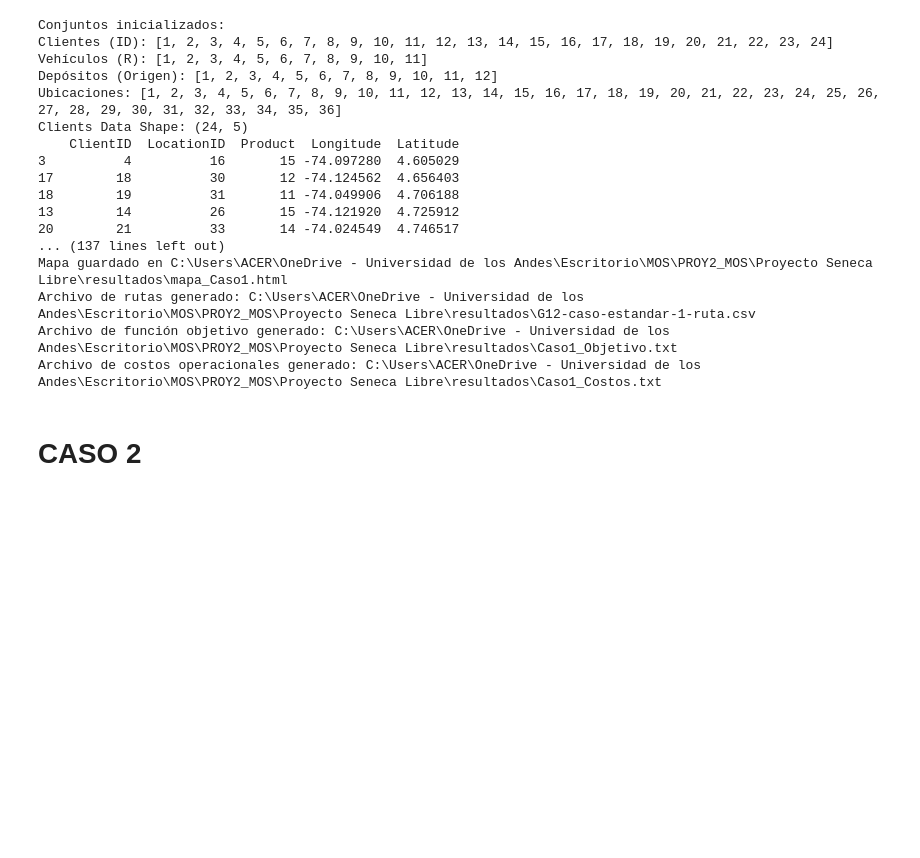
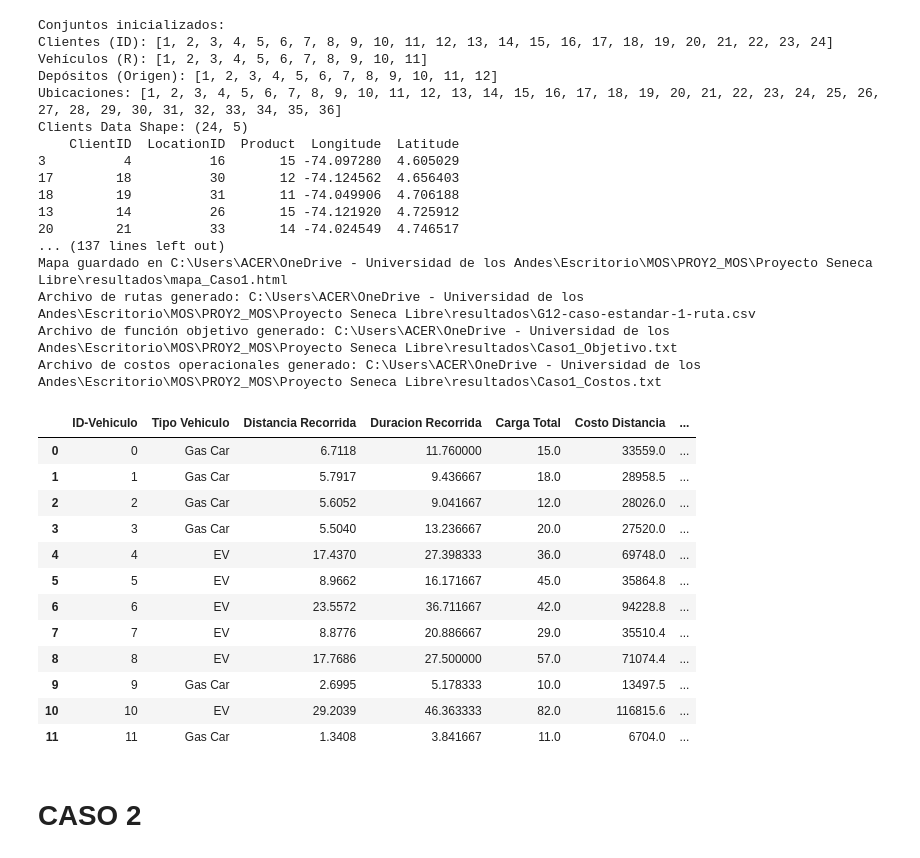
Before and after one commit to Pipeperez1305/PROY2_MOS, a Jupyter notebook: ENTREGA2_PROYECTO_MOS_af.perezm1-jl.rangel/Proyecto2_MOS_Class.ipynb, the cells around one changed output. Cells and saved outputs as stored; diff of their text form; code cells hidden in the pictures; blank space fills up the shorter version.

```diff
--- a/ENTREGA2_PROYECTO_MOS_af.perezm1-jl.rangel/Proyecto2_MOS_Class.ipynb
+++ b/ENTREGA2_PROYECTO_MOS_af.perezm1-jl.rangel/Proyecto2_MOS_Class.ipynb
@@ -618,6 +619,41 @@ Mapa guardado en C:\Users\ACER\OneDrive - Universidad de los Andes\Escritorio\MO
 Archivo de rutas generado: C:\Users\ACER\OneDrive - Universidad de los Andes\Escritorio\MOS\PROY2_MOS\Proyecto Seneca Libre\resultados\G12-caso-estandar-1-ruta.csv
 Archivo de función objetivo generado: C:\Users\ACER\OneDrive - Universidad de los Andes\Escritorio\MOS\PROY2_MOS\Proyecto Seneca Libre\resultados\Caso1_Objetivo.txt
 Archivo de costos operacionales generado: C:\Users\ACER\OneDrive - Universidad de los Andes\Escritorio\MOS\PROY2_MOS\Proyecto Seneca Libre\resultados\Caso1_Costos.txt
+# %%
+#INFORMACION ADICIONAL: Generar dataframe con el reporte de costos para cada vehículo
+costos=[]
+
+for v in vrp_case_1.model.V:
+    tipo_v=vrp_case_1.vehicles_info.loc[v, "VehicleType"]
+    distancia_recorrida = sum( vrp_case_1.model.distances[i, j] * pyo.value(vrp_case_1.model.x[i, j, v]) for i in vrp_case_1.model.N for j in vrp_case_1.model.N if i != j)
+    duracion_recorrida = sum( vrp_case_1.model.durations[i, j] * pyo.value(vrp_case_1.model.x[i, j, v]) for i in vrp_case_1.model.N for j in vrp_case_1.model.N if i != j)
+    carga_total = sum(vrp_case_1.model.demand[i] * pyo.value(vrp_case_1.model.x[i, j, v]) for i in vrp_case_1.model.C for j in vrp_case_1.model.N if i != j)
+    costo_distancia = sum( vrp_case_1.model.cost_per_km[v] * vrp_case_1.model.distances[i, j] * pyo.value(vrp_case_1.model.x[i, j, v]) for i in vrp_case_1.model.N for j in vrp_case_1.model.N if i != j)
+    costo_duracion = sum( vrp_case_1.model.cost_per_min[v] * vrp_case_1.model.durations[i, j] * pyo.value(vrp_case_1.model.x[i, j, v]) for i in vrp_case_1.model.N for j in vrp_case_1.model.N if i != j)
+    costo_mantenimiento = vrp_case_1.model.maintenance_cost[v] * pyo.value(vrp_case_1.model.v_use[v])
+    costo_carga = sum(vrp_case_1.model.cost_per_load * vrp_case_1.model.demand[i] * pyo.value(vrp_case_1.model.x[i, j, v]) for i in vrp_case_1.model.C for j in vrp_case_1.model.N if i != j)
+    costo_fuel = sum(vrp_case_1.model.cost_per_combustible[v] * vrp_case_1.model.distances[i, j] * pyo.value(vrp_case_1.model.x[i, j, v]) * (1 / vrp_case_1.vehicles_info.loc[v, "Gas Efficiency [km/gal]"]) for i in vrp_case_1.model.N for j in vrp_case_1.model.N if i != j and vrp_case_1.vehicles_info.loc[v, "Gas Efficiency [km/gal]"] != 0)
+    costo_recharge = sum(vrp_case_1.model.cost_per_min[v] * (vrp_case_1.model.distances[i, j] * pyo.value(vrp_case_1.model.x[i, j, v]) * (1 / vrp_case_1.vehicles_info.loc[v, "Gas Efficiency [km/gal]"])) * (1 / vrp_case_1.vehicles_info.loc[v, "Recharge/Fuel Time [min/10 percent charge]"]) for i in vrp_case_1.model.N for j in vrp_case_1.model.N if i != j and vrp_case_1.vehicles_info.loc[v, "Gas Efficiency [km/gal]"] != 0)
+    costo_total = costo_distancia + costo_duracion + costo_mantenimiento + costo_carga + costo_fuel + costo_recharge
+    costos.append([v, tipo_v, distancia_recorrida, duracion_recorrida, carga_total, costo_distancia, costo_duracion, costo_mantenimiento, costo_carga, costo_fuel, costo_recharge, costo_total])
+
+costos_df = pd.DataFrame(costos, columns=["ID-Vehiculo", "Tipo Vehiculo", "Distancia Recorrida", "Duracion Recorrida", "Carga Total", "Costo Distancia", "Costo Duracion", "Costo Mantenimiento", "Costo Carga", "Costo Fuel", "Costo Recharge", "Costo Total"])
+costos_df.to_csv(os.path.join(vrp_case_1.output_dir, f"costos_vehiculos_caso1.csv"), index=False)
+costos_df
+# %% [output]
+|  | ID-Vehiculo | Tipo Vehiculo | Distancia Recorrida | Duracion Recorrida | Carga Total | Costo Distancia | ... |
+| 0 | 0 | Gas Car | 6.7118 | 11.760000 | 15.0 | 33559.0 | ... |
+| 1 | 1 | Gas Car | 5.7917 | 9.436667 | 18.0 | 28958.5 | ... |
+| 2 | 2 | Gas Car | 5.6052 | 9.041667 | 12.0 | 28026.0 | ... |
+| 3 | 3 | Gas Car | 5.5040 | 13.236667 | 20.0 | 27520.0 | ... |
+| 4 | 4 | EV | 17.4370 | 27.398333 | 36.0 | 69748.0 | ... |
+| 5 | 5 | EV | 8.9662 | 16.171667 | 45.0 | 35864.8 | ... |
+| 6 | 6 | EV | 23.5572 | 36.711667 | 42.0 | 94228.8 | ... |
+| 7 | 7 | EV | 8.8776 | 20.886667 | 29.0 | 35510.4 | ... |
+| 8 | 8 | EV | 17.7686 | 27.500000 | 57.0 | 71074.4 | ... |
+| 9 | 9 | Gas Car | 2.6995 | 5.178333 | 10.0 | 13497.5 | ... |
+| 10 | 10 | EV | 29.2039 | 46.363333 | 82.0 | 116815.6 | ... |
+| 11 | 11 | Gas Car | 1.3408 | 3.841667 | 11.0 | 6704.0 | ... |
 # %% [markdown]
 # CASO 2
 # %%
```
Also changed, not shown: parts of 2 cells of this notebook, 4 other files.
